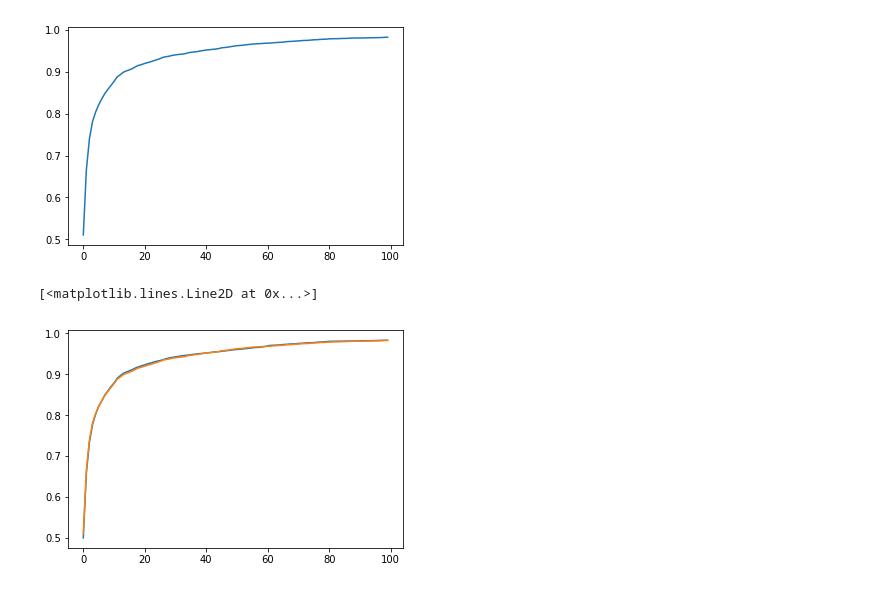
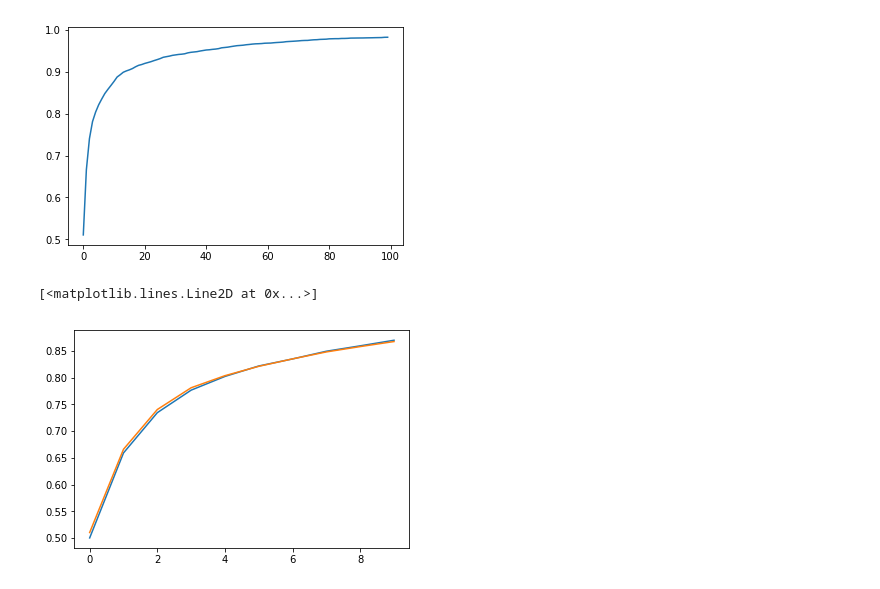
Before and after one commit to Datatouille/snaplogic_snap_recommendation, a Jupyter notebook: model_deep.ipynb, the cells around one changed output. Drawn from its saved outputs; the diff is of its cells as text; code cells hidden in the pictures.

```diff
--- a/model_deep.ipynb
+++ b/model_deep.ipynb
@@ -622,8 +640,8 @@ plt.plot(acc_curve_seq)
 [<matplotlib.lines.Line2D at 0x...>]
 [figure]
 # %%
-plt.plot(acc_curve_sta)
-plt.plot(acc_curve_seq)
+plt.plot(acc_curve_sta[:10])
+plt.plot(acc_curve_seq[:10])
 # %% [output]
 [<matplotlib.lines.Line2D at 0x...>]
-[figure, old version]
+[figure, new version]
```
Also changed, not shown: parts of 11 cells of this notebook, 1 other file.
